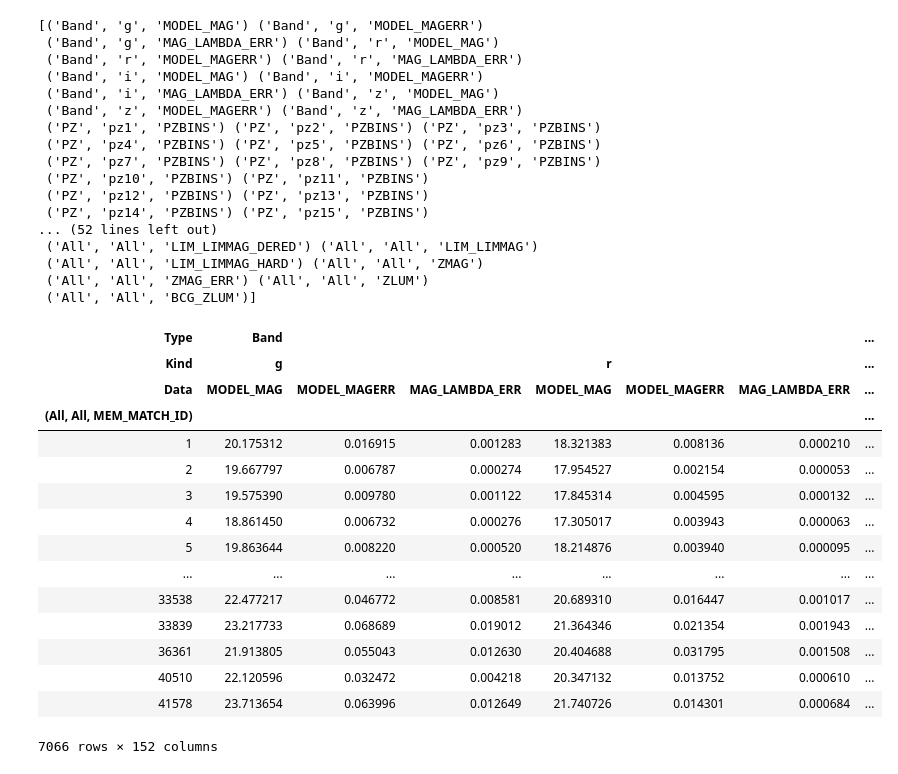
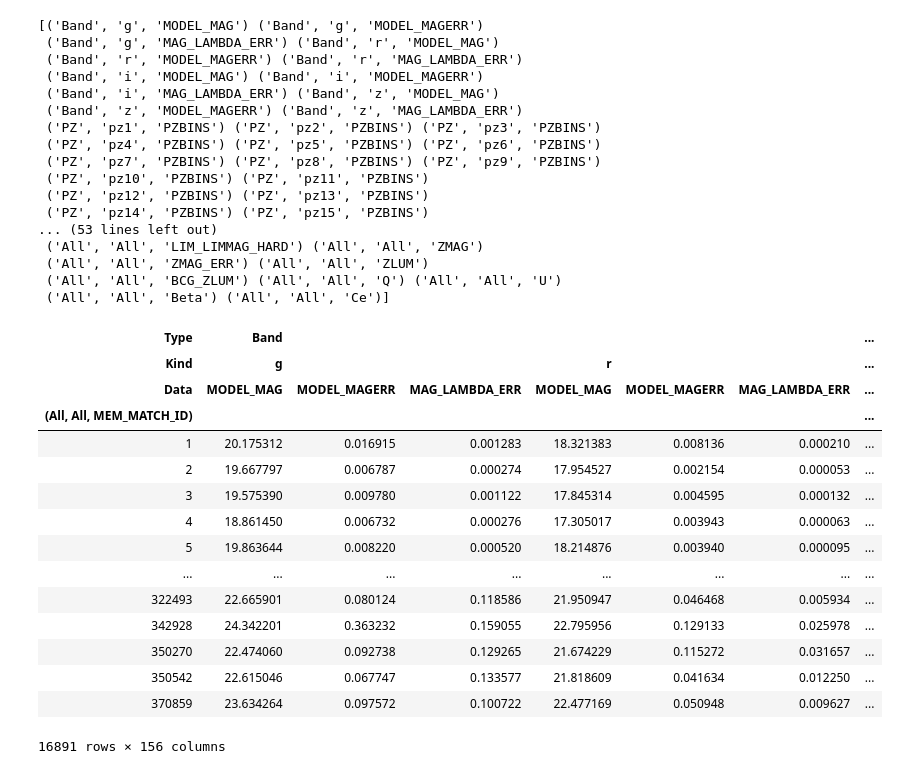
Before and after one commit to aa-12323/sa, a Jupyter notebook: lib/properties.ipynb, the cells around one changed output. Drawn from its saved outputs; the diff is of its cells as text; code cells hidden in the pictures.

```diff
--- a/lib/properties.ipynb
+++ b/lib/properties.ipynb
@@ -11,5 +13,5 @@ shape=pd.read_pickle('/home/cz136/project/sa/data/shape.pkl')
 # %%
-print(cluster.columns.to_numpy())
+print(clusters.columns.to_numpy())
 # %% [output]
 [('Band', 'g', 'MODEL_MAG') ('Band', 'g', 'MODEL_MAGERR')
  ('Band', 'g', 'MAG_LAMBDA_ERR') ('Band', 'r', 'MODEL_MAG')
@@ -23,28 +25,28 @@ print(cluster.columns.to_numpy())
  ('PZ', 'pz10', 'PZBINS') ('PZ', 'pz11', 'PZBINS')
  ('PZ', 'pz12', 'PZBINS') ('PZ', 'pz13', 'PZBINS')
  ('PZ', 'pz14', 'PZBINS') ('PZ', 'pz15', 'PZBINS')
-... (52 lines left out)
- ('All', 'All', 'LIM_LIMMAG_DERED') ('All', 'All', 'LIM_LIMMAG')
+... (53 lines left out)
  ('All', 'All', 'LIM_LIMMAG_HARD') ('All', 'All', 'ZMAG')
  ('All', 'All', 'ZMAG_ERR') ('All', 'All', 'ZLUM')
- ('All', 'All', 'BCG_ZLUM')]
+ ('All', 'All', 'BCG_ZLUM') ('All', 'All', 'Q') ('All', 'All', 'U')
+ ('All', 'All', 'Beta') ('All', 'All', 'Ce')]
-# %%
-cluster
-# %% [output]
-| Type | Band |  |  |  |  |  | ... |
-| Kind | g |  |  | r |  |  | ... |
-| Data | MODEL_MAG | MODEL_MAGERR | MAG_LAMBDA_ERR | MODEL_MAG | MODEL_MAGERR | MAG_LAMBDA_ERR | ... |
-| (All, All, MEM_MATCH_ID) |  |  |  |  |  |  | ... |
-| 1 | 20.175312 | 0.016915 | 0.001283 | 18.321383 | 0.008136 | 0.000210 | ... |
-| 2 | 19.667797 | 0.006787 | 0.000274 | 17.954527 | 0.002154 | 0.000053 | ... |
-| 3 | 19.575390 | 0.009780 | 0.001122 | 17.845314 | 0.004595 | 0.000132 | ... |
-| 4 | 18.861450 | 0.006732 | 0.000276 | 17.305017 | 0.003943 | 0.000063 | ... |
-| 5 | 19.863644 | 0.008220 | 0.000520 | 18.214876 | 0.003940 | 0.000095 | ... |
-| ... | ... | ... | ... | ... | ... | ... | ... |
-| 33538 | 22.477217 | 0.046772 | 0.008581 | 20.689310 | 0.016447 | 0.001017 | ... |
-| 33839 | 23.217733 | 0.068689 | 0.019012 | 21.364346 | 0.021354 | 0.001943 | ... |
-| 36361 | 21.913805 | 0.055043 | 0.012630 | 20.404688 | 0.031795 | 0.001508 | ... |
-| 40510 | 22.120596 | 0.032472 | 0.004218 | 20.347132 | 0.013752 | 0.000610 | ... |
-| 41578 | 23.713654 | 0.063996 | 0.012649 | 21.740726 | 0.014301 | 0.000684 | ... |
-7066 rows × 152 columns
+# %%
+clusters
+# %% [output]
+| Type | Band |  |  |  |  |  | ... |
+| Kind | g |  |  | r |  |  | ... |
+| Data | MODEL_MAG | MODEL_MAGERR | MAG_LAMBDA_ERR | MODEL_MAG | MODEL_MAGERR | MAG_LAMBDA_ERR | ... |
+| (All, All, MEM_MATCH_ID) |  |  |  |  |  |  | ... |
+| 1 | 20.175312 | 0.016915 | 0.001283 | 18.321383 | 0.008136 | 0.000210 | ... |
+| 2 | 19.667797 | 0.006787 | 0.000274 | 17.954527 | 0.002154 | 0.000053 | ... |
+| 3 | 19.575390 | 0.009780 | 0.001122 | 17.845314 | 0.004595 | 0.000132 | ... |
+| 4 | 18.861450 | 0.006732 | 0.000276 | 17.305017 | 0.003943 | 0.000063 | ... |
+| 5 | 19.863644 | 0.008220 | 0.000520 | 18.214876 | 0.003940 | 0.000095 | ... |
+| ... | ... | ... | ... | ... | ... | ... | ... |
+| 322493 | 22.665901 | 0.080124 | 0.118586 | 21.950947 | 0.046468 | 0.005934 | ... |
+| 342928 | 24.342201 | 0.363232 | 0.159055 | 22.795956 | 0.129133 | 0.025978 | ... |
+| 350270 | 22.474060 | 0.092738 | 0.129265 | 21.674229 | 0.115272 | 0.031657 | ... |
+| 350542 | 22.615046 | 0.067747 | 0.133577 | 21.818609 | 0.041634 | 0.012250 | ... |
+| 370859 | 23.634264 | 0.097572 | 0.100722 | 22.477169 | 0.050948 | 0.009627 | ... |
+16891 rows × 156 columns
 # %%
```
Also changed, not shown: parts of 10 cells of this notebook, 5 other files.
